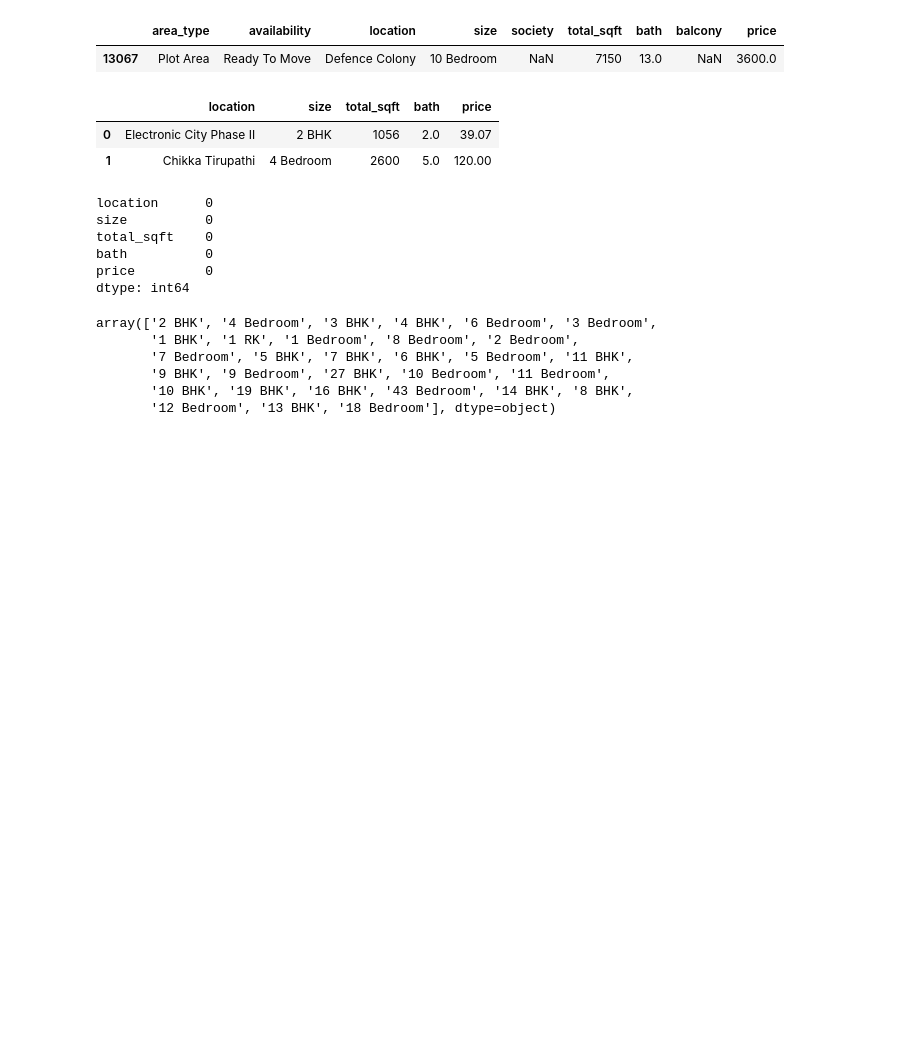
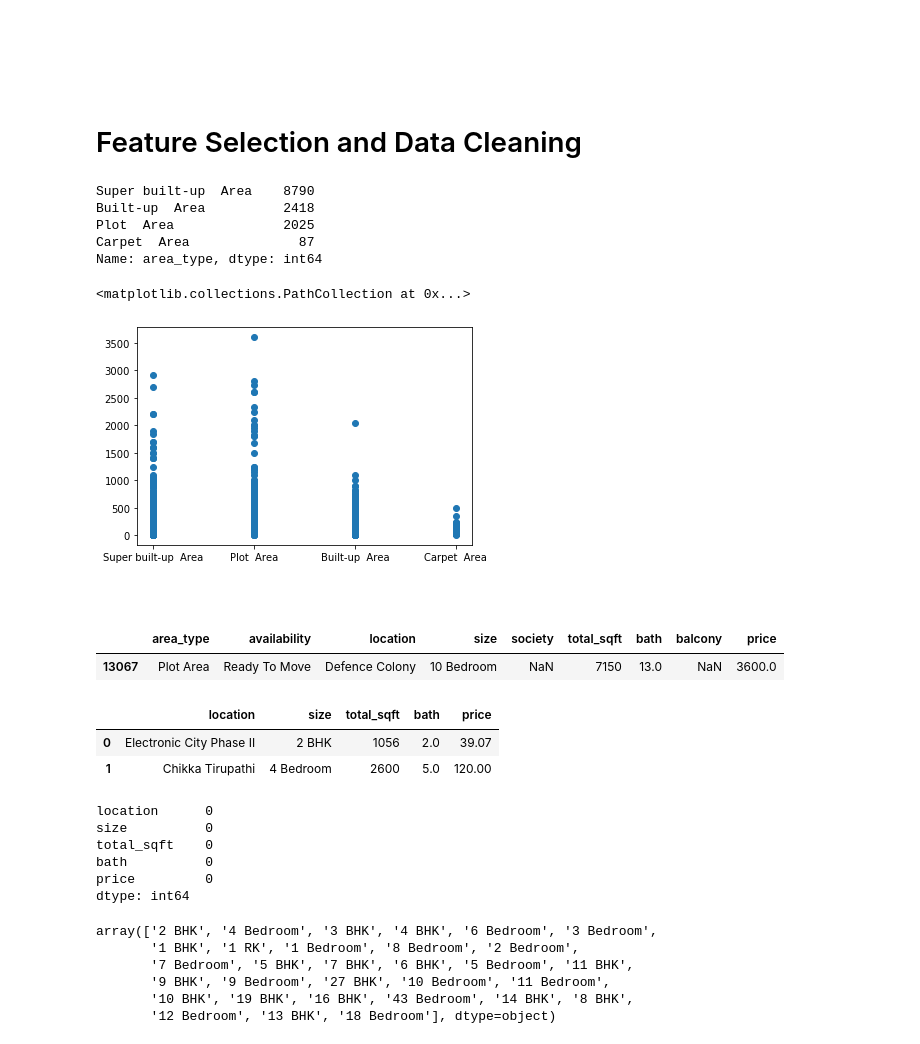
Before and after one commit to skar94376/HP-Prediction-, a Jupyter notebook: Bengaluru_House_Price.ipynb, the cells around one changed output. Cells and saved outputs as stored; diff of their text form; code cells hidden in the pictures; blank space fills up the shorter version.

Commit message:
Smallchanges.. Need to work in feature selection.

```diff
--- a/Bengaluru_House_Price.ipynb
+++ b/Bengaluru_House_Price.ipynb
@@ -27,0 +77,17 @@ df1.shape
+# %% [markdown]
+<br>
+# %% [markdown]
+<br>
+# %% [markdown]
+# Feature Selection and Data Cleaning
+# %%
+print(df1.area_type.value_counts())
+plt.scatter(df1.area_type, df1.price)
+# %% [output]
+Super built-up  Area    8790
+Built-up  Area          2418
+Plot  Area              2025
+Carpet  Area              87
+Name: area_type, dtype: int64
+<matplotlib.collections.PathCollection at 0x...>
+[figure, added]
@@ -28,3 +97,5 @@ df1.shape
+# %% [markdown]
+<br>
 # %%
 df1.loc[df1.price > 3500,:]
 # %% [output]
```
Also changed, not shown: parts of 28 cells of this notebook, 5 other files.
